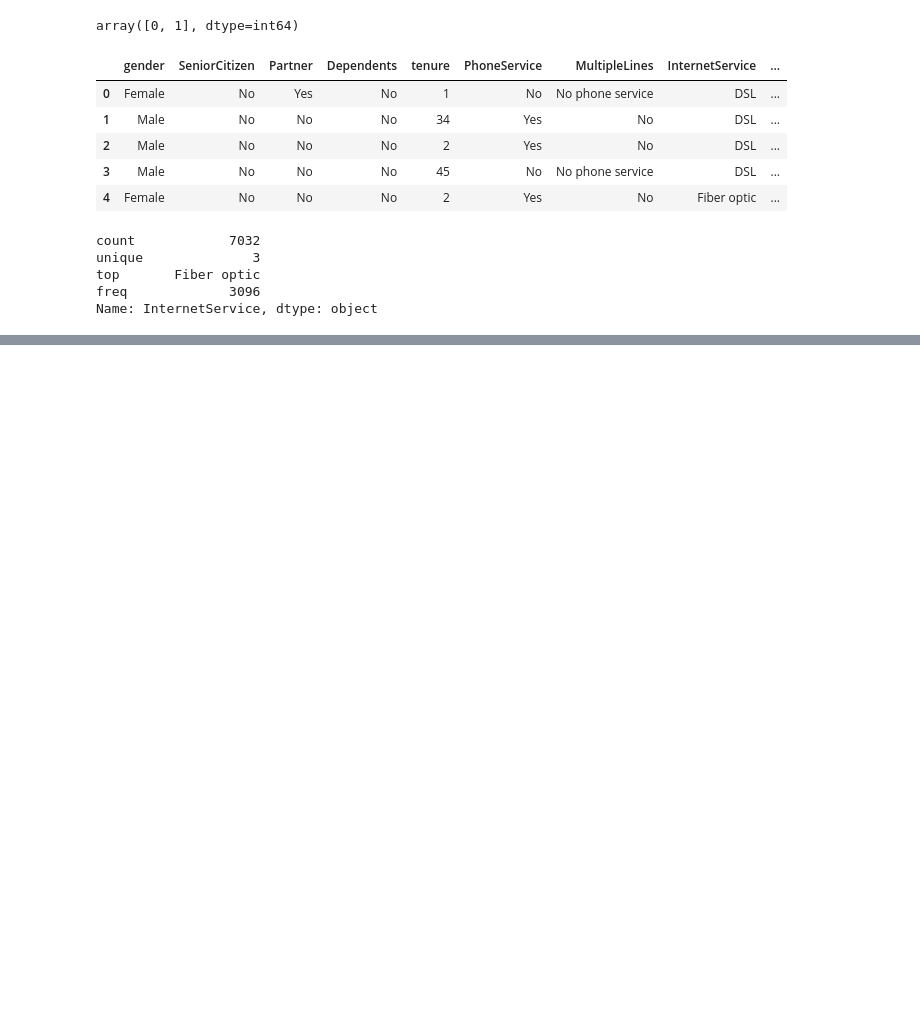
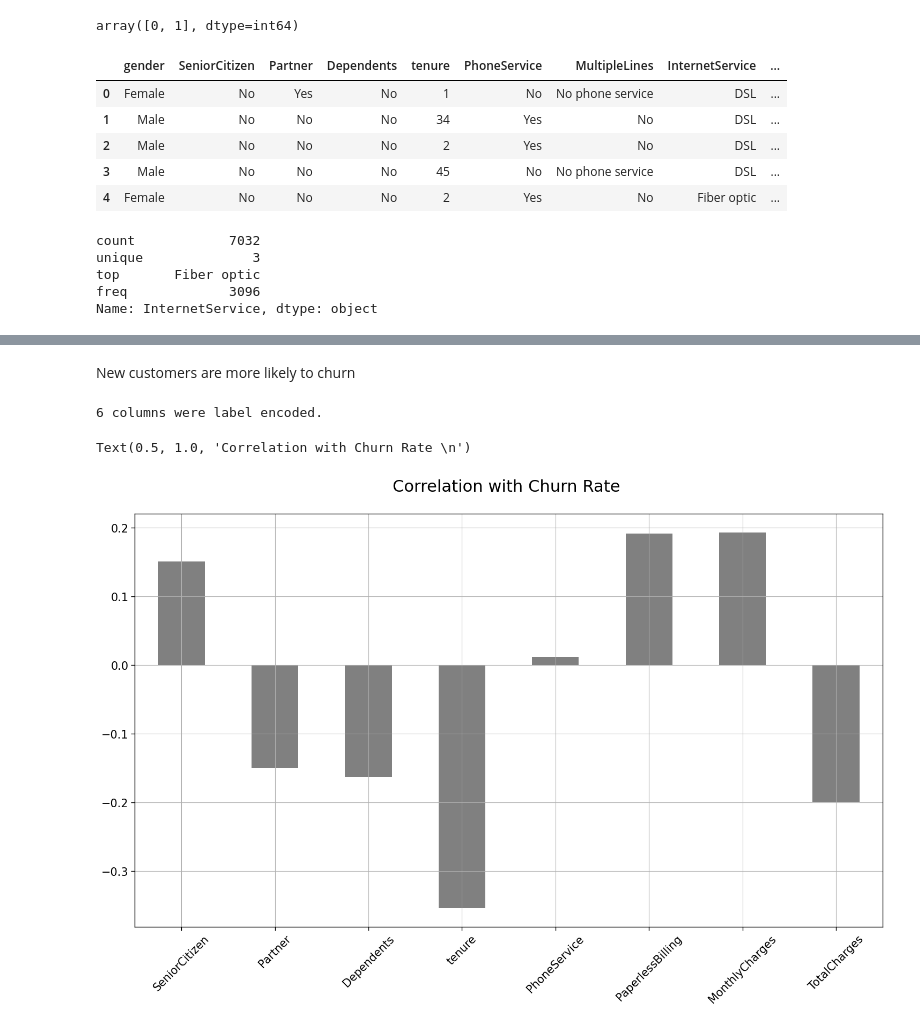
Before and after one commit to hmtalha786/Movie-Review-Sentiment-Analysis, a Jupyter notebook: Code.ipynb, the cells around one changed output, grey strips where cells are left out. Saved outputs shown, nothing was run; the diff lists cells and outputs as text; code cells hidden in the pictures; blank space fills up the shorter version.

```diff
--- a/Code.ipynb
+++ b/Code.ipynb
@@ -230,0 +466,41 @@ Name: InternetService, dtype: object
+# %% [markdown]
+New customers are more likely to churn
+# %%
+#Create a label encoder object
+le = LabelEncoder()
+
+# Label Encoding will be used for columns with 2 or less unique
+values
+le_count = 0
+
+for col in data.columns[1:]:
+    if data[col].dtype == 'object':
+        if len(list(data[col].unique())) <= 2:
+            le.fit(data[col])
+            data[col] = le.transform(data[col])
+            le_count += 1
+
+print('{} columns were label encoded.'.format(le_count))
+# %% [output]
+6 columns were label encoded.
+# %%
+data2 = data[['SeniorCitizen', 'Partner', 'Dependents',
+       'tenure', 'PhoneService', 'PaperlessBilling',
+        'MonthlyCharges', 'TotalCharges']]
+
+correlations = data2.corrwith(data.Churn)
+correlations = correlations[correlations!=1]
+positive_correlations = correlations[correlations >0].sort_values(ascending = False)
+negative_correlations =correlations[correlations<0].sort_values(ascending = False)
+
+correlations.plot.bar(
+        figsize = (18, 10),
+        fontsize = 15,
+        color = 'grey',
+        rot = 45, grid = True)
+plt.title('Correlation with Churn Rate \n',
+horizontalalignment="center", fontstyle = "normal",
+fontsize = "22", fontfamily = "sans-serif")
+# %% [output]
+Text(0.5, 1.0, 'Correlation with Churn Rate \n')
+[figure, added]
```
Also changed, not shown: parts of 24 cells of this notebook.
